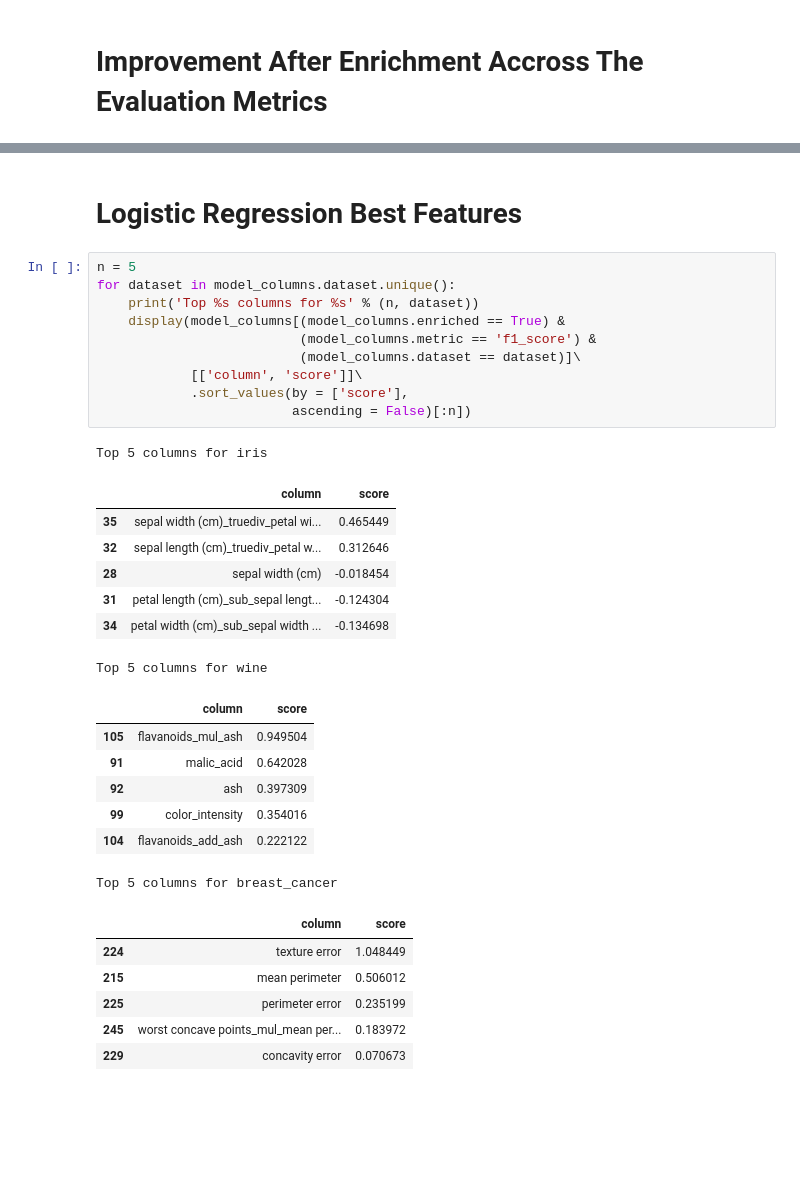
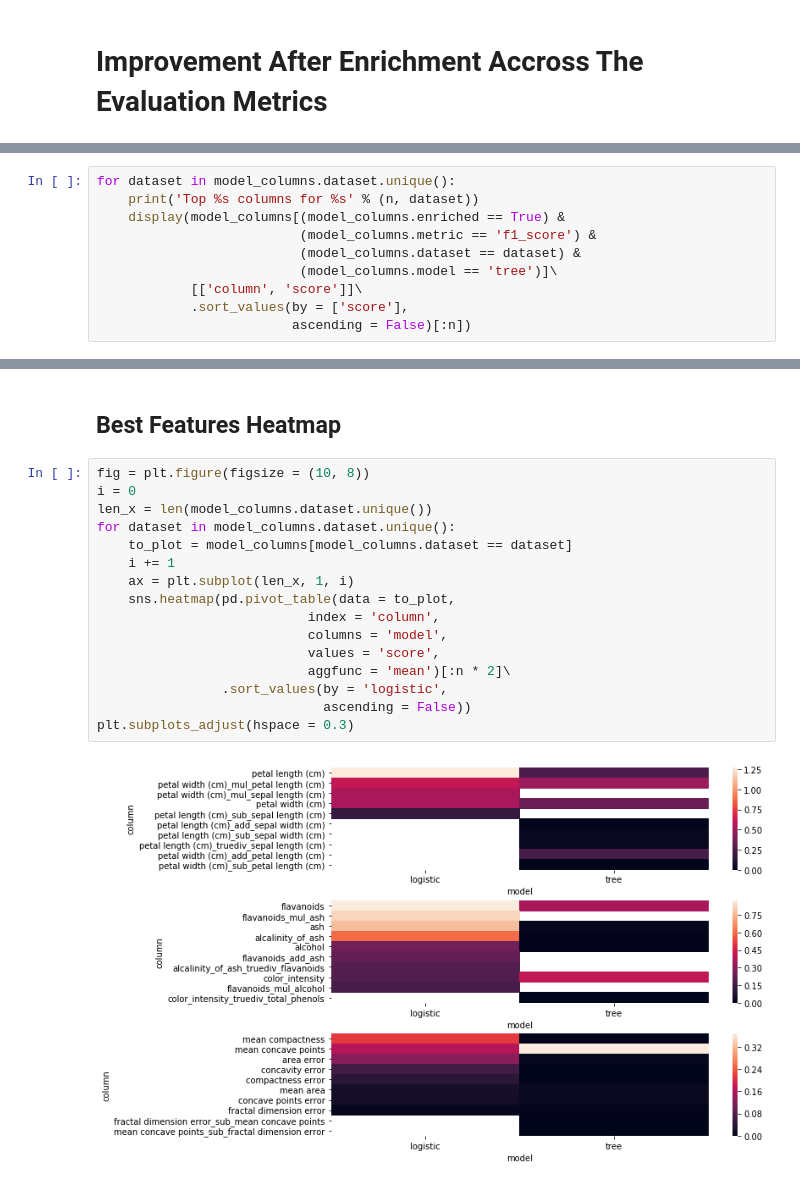
Before and after one commit to rossrco/experiments, a Jupyter notebook: machine_learning_combinatorics/feature_engineer_testing.ipynb, the cells around one changed output, grey strips where cells are left out. Saved outputs shown, nothing was run; the diff lists cells and outputs as text; blank space fills up the shorter version.

Commit message:
add two more models to the testing notebook

```diff
--- a/machine_learning_combinatorics/feature_engineer_testing.ipynb
+++ b/machine_learning_combinatorics/feature_engineer_testing.ipynb
@@ -229,0 +292,10 @@ plt.subplots_adjust(hspace = 0.3)
+# %%
+for dataset in model_columns.dataset.unique():
+    print('Top %s columns for %s' % (n, dataset))
+    display(model_columns[(model_columns.enriched == True) &
+                          (model_columns.metric == 'f1_score') &
+                          (model_columns.dataset == dataset) &
+                          (model_columns.model == 'tree')]\
+            [['column', 'score']]\
+            .sort_values(by = ['score'],
+                         ascending = False)[:n])
@@ -230,34 +324,20 @@ plt.subplots_adjust(hspace = 0.3)
 # %% [markdown]
-# Logistic Regression Best Features
+## Best Features Heatmap
-# %%
-n = 5
-for dataset in model_columns.dataset.unique():
-    print('Top %s columns for %s' % (n, dataset))
-    display(model_columns[(model_columns.enriched == True) &
-                          (model_columns.metric == 'f1_score') &
-                          (model_columns.dataset == dataset)]\
-            [['column', 'score']]\
-            .sort_values(by = ['score'],
-                         ascending = False)[:n])
-# %% [output]
-Top 5 columns for iris
-|  | column | score |
-| 35 | sepal width (cm)_truediv_petal wi... | 0.465449 |
-| 32 | sepal length (cm)_truediv_petal w... | 0.312646 |
-| 28 | sepal width (cm) | -0.018454 |
-| 31 | petal length (cm)_sub_sepal lengt... | -0.124304 |
-| 34 | petal width (cm)_sub_sepal width ... | -0.134698 |
-Top 5 columns for wine
-|  | column | score |
-| 105 | flavanoids_mul_ash | 0.949504 |
-| 91 | malic_acid | 0.642028 |
-| 92 | ash | 0.397309 |
-| 99 | color_intensity | 0.354016 |
-| 104 | flavanoids_add_ash | 0.222122 |
-Top 5 columns for breast_cancer
-|  | column | score |
-| 224 | texture error | 1.048449 |
-| 215 | mean perimeter | 0.506012 |
-| 225 | perimeter error | 0.235199 |
-| 245 | worst concave points_mul_mean per... | 0.183972 |
-| 229 | concavity error | 0.070673 |
+# %%
+fig = plt.figure(figsize = (10, 8))
+i = 0
+len_x = len(model_columns.dataset.unique())
+for dataset in model_columns.dataset.unique():
+    to_plot = model_columns[model_columns.dataset == dataset]
+    i += 1
+    ax = plt.subplot(len_x, 1, i)
+    sns.heatmap(pd.pivot_table(data = to_plot,
+                           index = 'column',
+                           columns = 'model',
+                           values = 'score',
+                           aggfunc = 'mean')[:n * 2]\
+                .sort_values(by = 'logistic',
+                             ascending = False))
+plt.subplots_adjust(hspace = 0.3)
+# %% [output]
+[figure, added]
```
Also changed, not shown: parts of 13 cells of this notebook.
